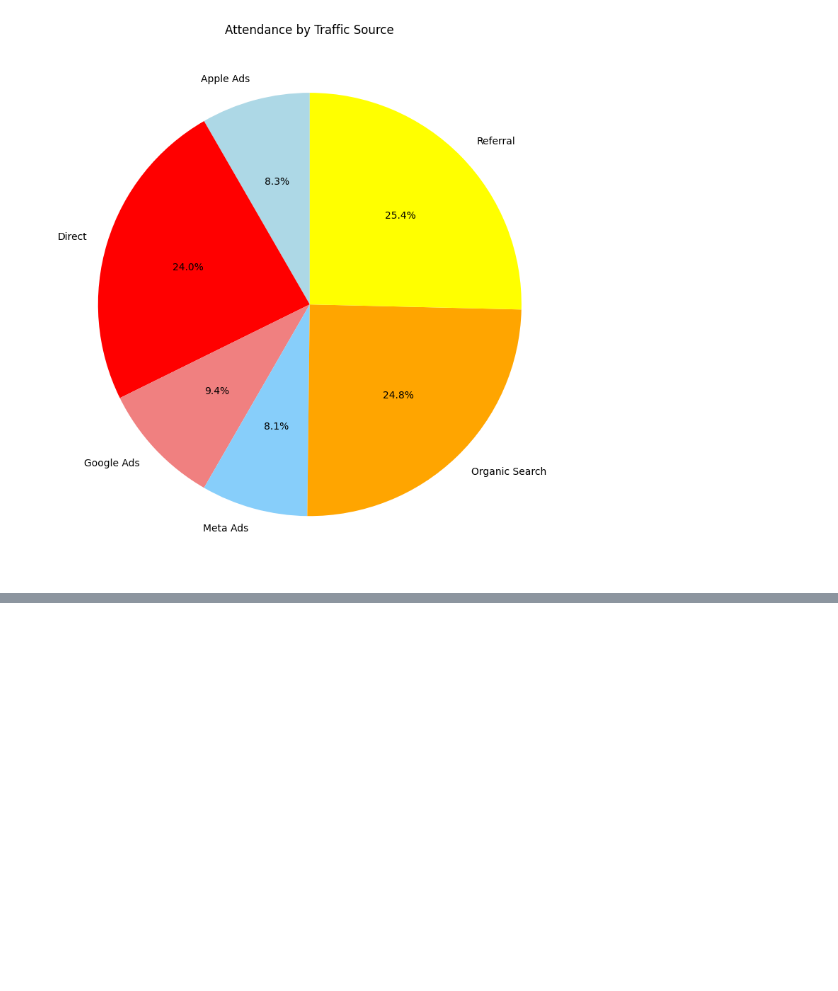
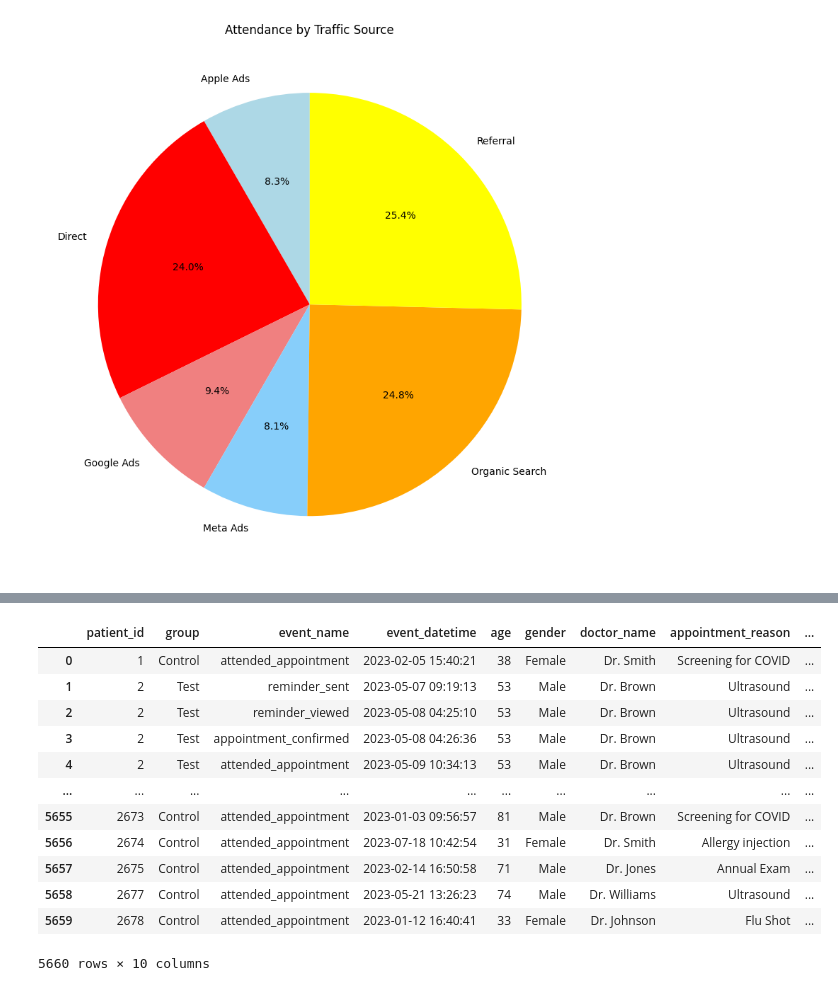
Before and after one commit to Ismat-Samadov/kyla_ProductAnalyst, a Jupyter notebook: task.ipynb, the cells around one changed output, grey strips where cells are left out. Cells and saved outputs as stored; diff of their text form; code cells hidden in the pictures; blank space fills up the shorter version.

```diff
--- a/task.ipynb
+++ b/task.ipynb
@@ -540,0 +663,16 @@ plt.show()
+# %%
+ab_appointments_merged
+# %% [output]
+|  | patient_id | group | event_name | event_datetime | age | gender | doctor_name | appointment_reason | ... |
+| 0 | 1 | Control | attended_appointment | 2023-02-05 15:40:21 | 38 | Female | Dr. Smith | Screening for COVID | ... |
+| 1 | 2 | Test | reminder_sent | 2023-05-07 09:19:13 | 53 | Male | Dr. Brown | Ultrasound | ... |
+| 2 | 2 | Test | reminder_viewed | 2023-05-08 04:25:10 | 53 | Male | Dr. Brown | Ultrasound | ... |
+| 3 | 2 | Test | appointment_confirmed | 2023-05-08 04:26:36 | 53 | Male | Dr. Brown | Ultrasound | ... |
+| 4 | 2 | Test | attended_appointment | 2023-05-09 10:34:13 | 53 | Male | Dr. Brown | Ultrasound | ... |
+| ... | ... | ... | ... | ... | ... | ... | ... | ... | ... |
+| 5655 | 2673 | Control | attended_appointment | 2023-01-03 09:56:57 | 81 | Male | Dr. Brown | Screening for COVID | ... |
+| 5656 | 2674 | Control | attended_appointment | 2023-07-18 10:42:54 | 31 | Female | Dr. Smith | Allergy injection | ... |
+| 5657 | 2675 | Control | attended_appointment | 2023-02-14 16:50:58 | 71 | Male | Dr. Jones | Annual Exam | ... |
+| 5658 | 2677 | Control | attended_appointment | 2023-05-21 13:26:23 | 74 | Male | Dr. Williams | Ultrasound | ... |
+| 5659 | 2678 | Control | attended_appointment | 2023-01-12 16:40:41 | 33 | Female | Dr. Johnson | Flu Shot | ... |
+5660 rows × 10 columns
```
Also changed, not shown: parts of 6 cells of this notebook.
